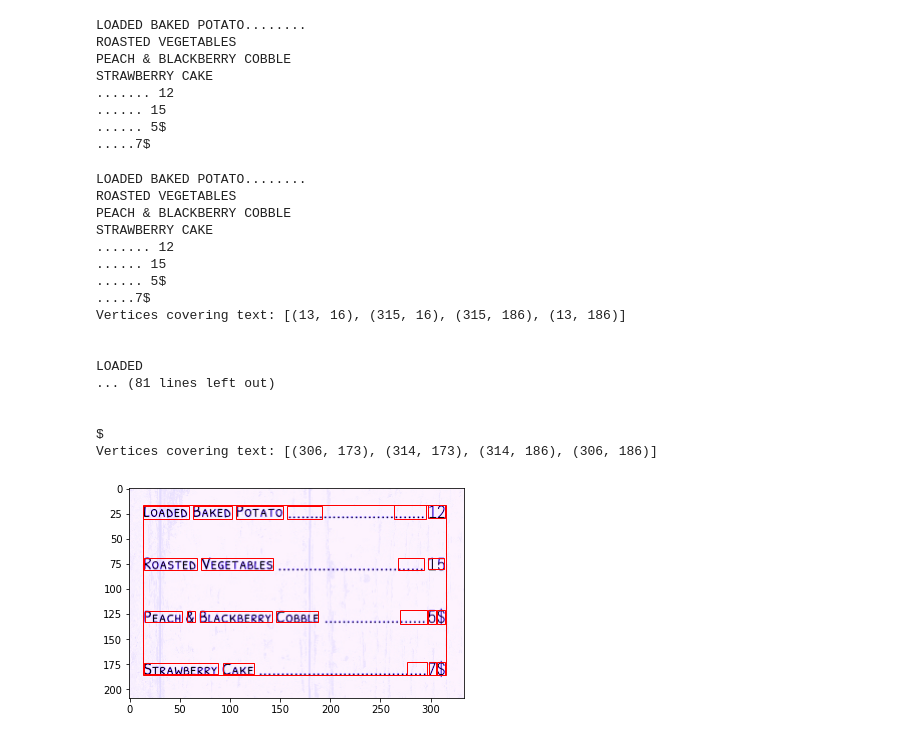
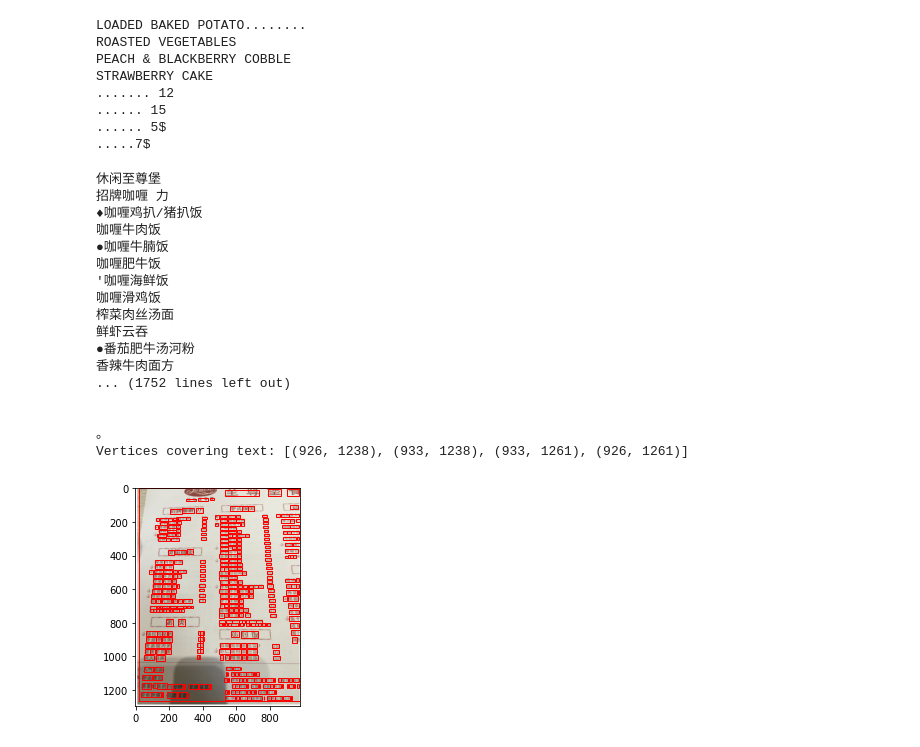
Before and after one commit to nguyenngocyennga/menu_me, a Jupyter notebook: notebooks/alan_models.ipynb, the cells around one changed output. Cells and saved outputs as stored; diff of their text form; code cells hidden in the pictures.

```diff
--- a/notebooks/alan_models.ipynb
+++ b/notebooks/alan_models.ipynb
@@ -256,23 +256,23 @@ def text_show_cords(path):
                                        edgecolor ='r', facecolor ='none')
         ax.add_patch(rect)
 # %%
-text_show_cords('../raw_data/all_menus/english_menu_9.jpg')
+text_show_cords('../raw_data/all_menus/chinese_menu_1.png')
 # %% [output]
-LOADED BAKED POTATO........
-ROASTED VEGETABLES
-PEACH & BLACKBERRY COBBLE
-STRAWBERRY CAKE
-....... 12
-...... 15
-...... 5$
-.....7$
-Vertices covering text: [(13, 16), (315, 16), (315, 186), (13, 186)]
+休闲至尊堡
+招牌咖喱 力
+♦咖喱鸡扒/猪扒饭
+咖喱牛肉饭
+●咖喱牛腩饭
+咖喱肥牛饭
+'咖喱海鲜饭
+咖喱滑鸡饭
+榨菜肉丝汤面
+鲜虾云吞
+●番茄肥牛汤河粉
+香辣牛肉面方
+... (1752 lines left out)
 
 
-LOADED
-... (81 lines left out)
-
-
-$
-Vertices covering text: [(306, 173), (314, 173), (314, 186), (306, 186)]
+。
+Vertices covering text: [(926, 1238), (933, 1238), (933, 1261), (926, 1261)]
-[figure, old version]
+[figure, new version]
```
Also changed, not shown: 2 other files.
